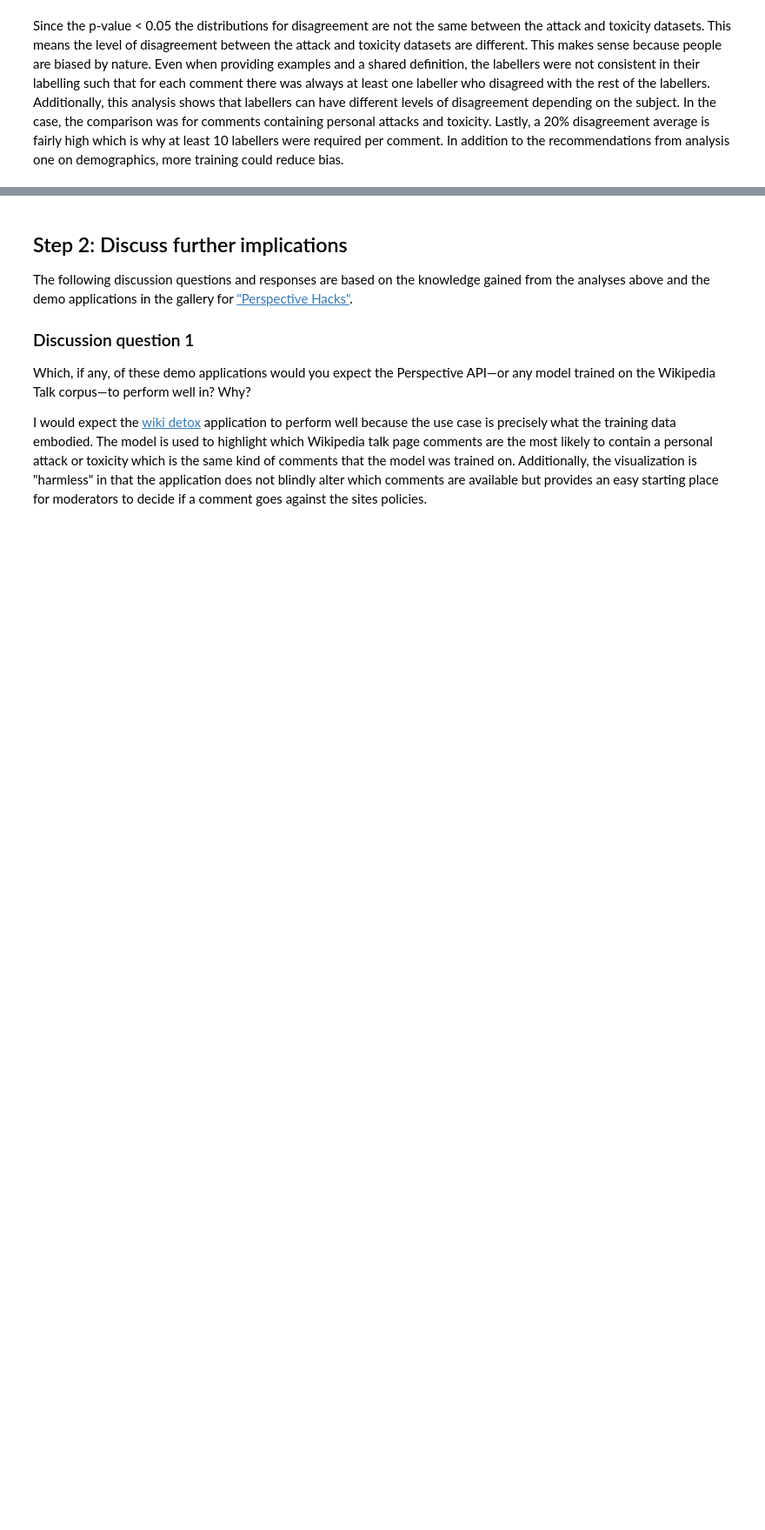
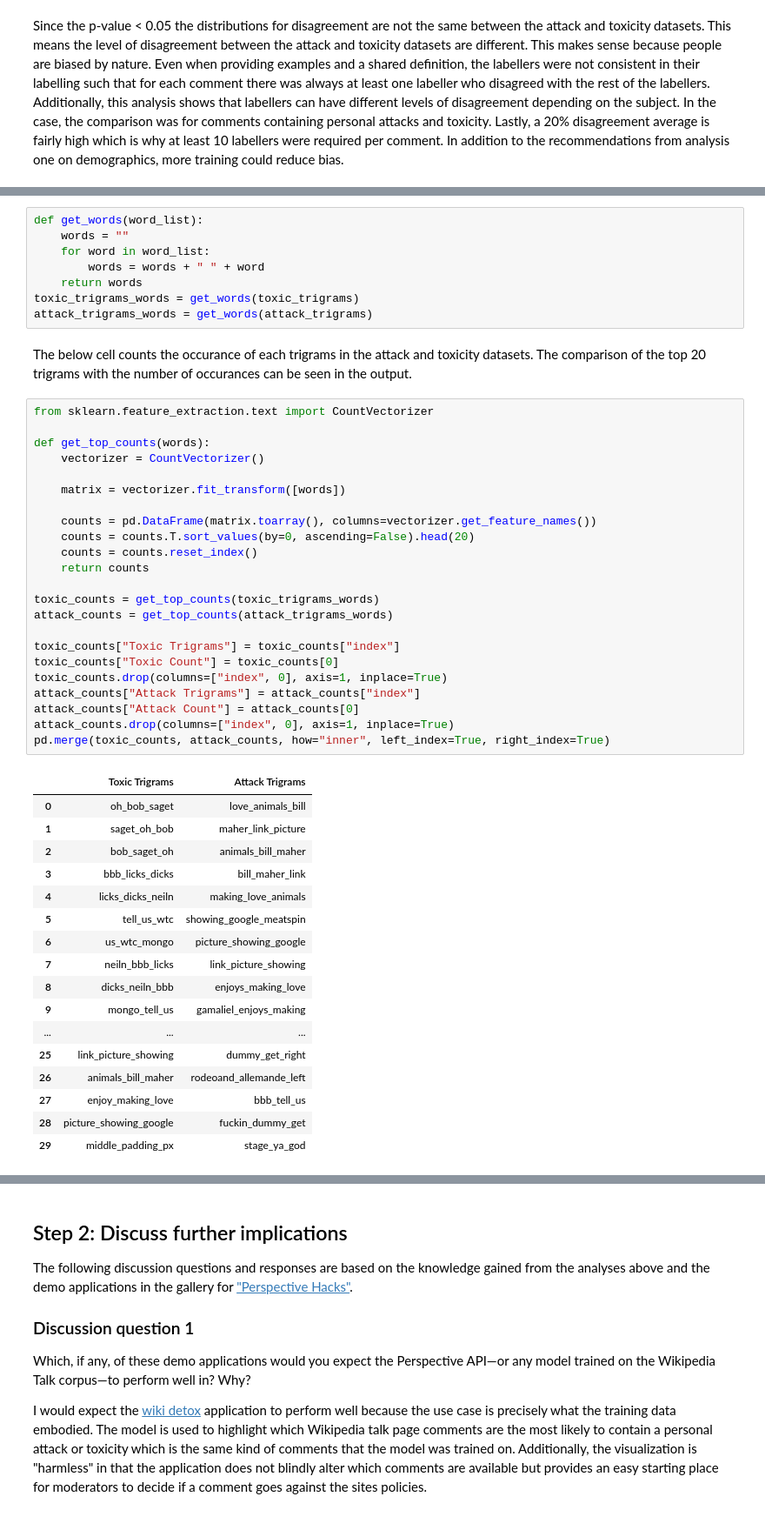
Before and after one commit to NalaniKai/data-512, a Jupyter notebook: data-512-a2/StepByStepNotebook.ipynb, the cells around one changed output, grey strips where cells are left out. Shown: that part at 87% size. Drawn from its saved outputs; the diff is of its cells as text; blank space fills up the shorter version.

```diff
--- a/data-512-a2/StepByStepNotebook.ipynb
+++ b/data-512-a2/StepByStepNotebook.ipynb
@@ -480,0 +561,51 @@ Since the p-value < 0.05 the distributions for disagreement are not the same bet
+# %%
+def get_words(word_list):
+    words = ""
+    for word in word_list:
+        words = words + " " + word
+    return words
+toxic_trigrams_words = get_words(toxic_trigrams)
+attack_trigrams_words = get_words(attack_trigrams)
+# %% [markdown]
+The below cell counts the occurance of each trigrams in the attack and toxicity datasets. The comparison of the top 20 trigrams with the number of occurances can be seen in the output.
+# %%
+from sklearn.feature_extraction.text import CountVectorizer
+
+def get_top_counts(words):
+    vectorizer = CountVectorizer()
+
+    matrix = vectorizer.fit_transform([words])
+
+    counts = pd.DataFrame(matrix.toarray(), columns=vectorizer.get_feature_names())
+    counts = counts.T.sort_values(by=0, ascending=False).head(20)
+    counts = counts.reset_index()
+    return counts
+
+toxic_counts = get_top_counts(toxic_trigrams_words)
+attack_counts = get_top_counts(attack_trigrams_words)
+
+toxic_counts["Toxic Trigrams"] = toxic_counts["index"]
+toxic_counts["Toxic Count"] = toxic_counts[0]
+toxic_counts.drop(columns=["index", 0], axis=1, inplace=True)
+attack_counts["Attack Trigrams"] = attack_counts["index"]
+attack_counts["Attack Count"] = attack_counts[0]
+attack_counts.drop(columns=["index", 0], axis=1, inplace=True)
+pd.merge(toxic_counts, attack_counts, how="inner", left_index=True, right_index=True)
+# %% [output]
+|  | Toxic Trigrams | Attack Trigrams |
+| 0 | oh_bob_saget | love_animals_bill |
+| 1 | saget_oh_bob | maher_link_picture |
+| 2 | bob_saget_oh | animals_bill_maher |
+| 3 | bbb_licks_dicks | bill_maher_link |
+| 4 | licks_dicks_neiln | making_love_animals |
+| 5 | tell_us_wtc | showing_google_meatspin |
+| 6 | us_wtc_mongo | picture_showing_google |
+| 7 | neiln_bbb_licks | link_picture_showing |
+| 8 | dicks_neiln_bbb | enjoys_making_love |
+| 9 | mongo_tell_us | gamaliel_enjoys_making |
+| ... | ... | ... |
+| 25 | link_picture_showing | dummy_get_right |
+| 26 | animals_bill_maher | rodeoand_allemande_left |
+| 27 | enjoy_making_love | bbb_tell_us |
+| 28 | picture_showing_google | fuckin_dummy_get |
+| 29 | middle_padding_px | stage_ya_god |
```
Also changed, not shown: parts of 16 cells of this notebook.
